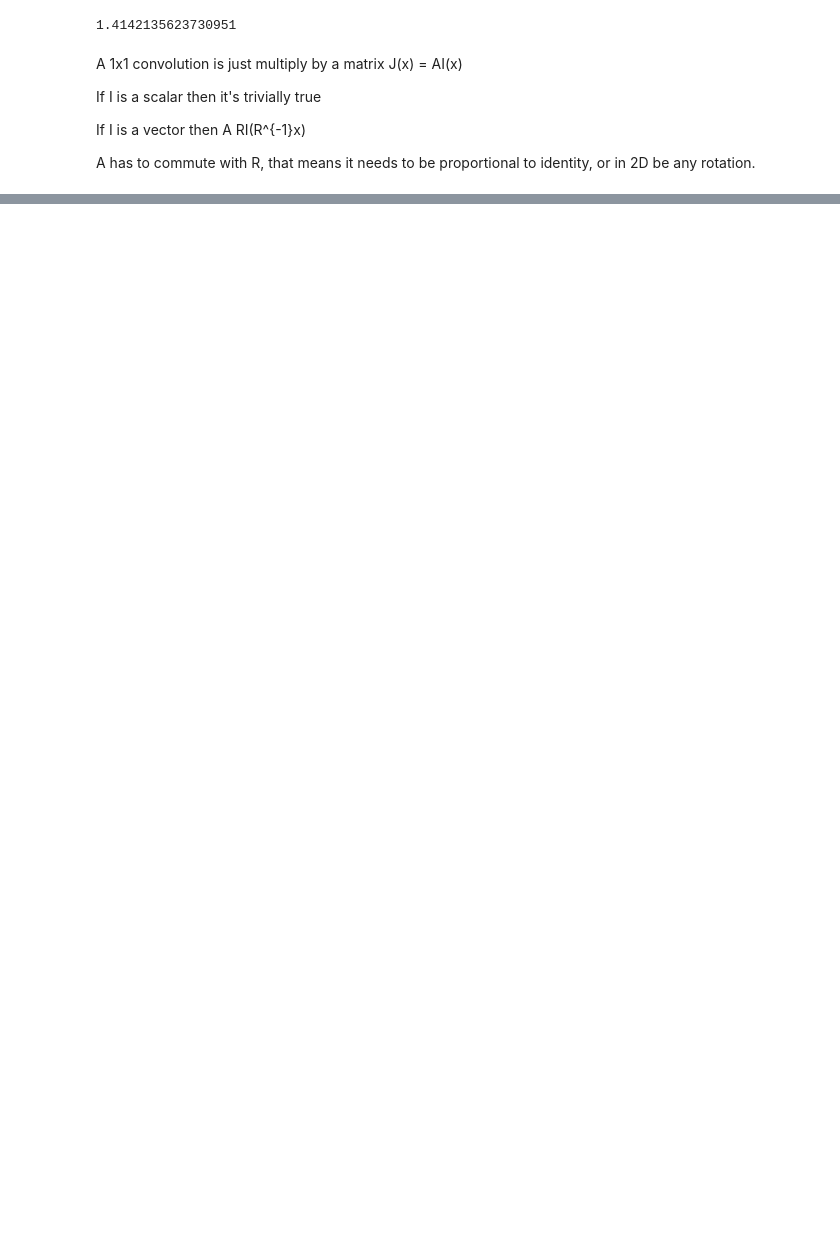
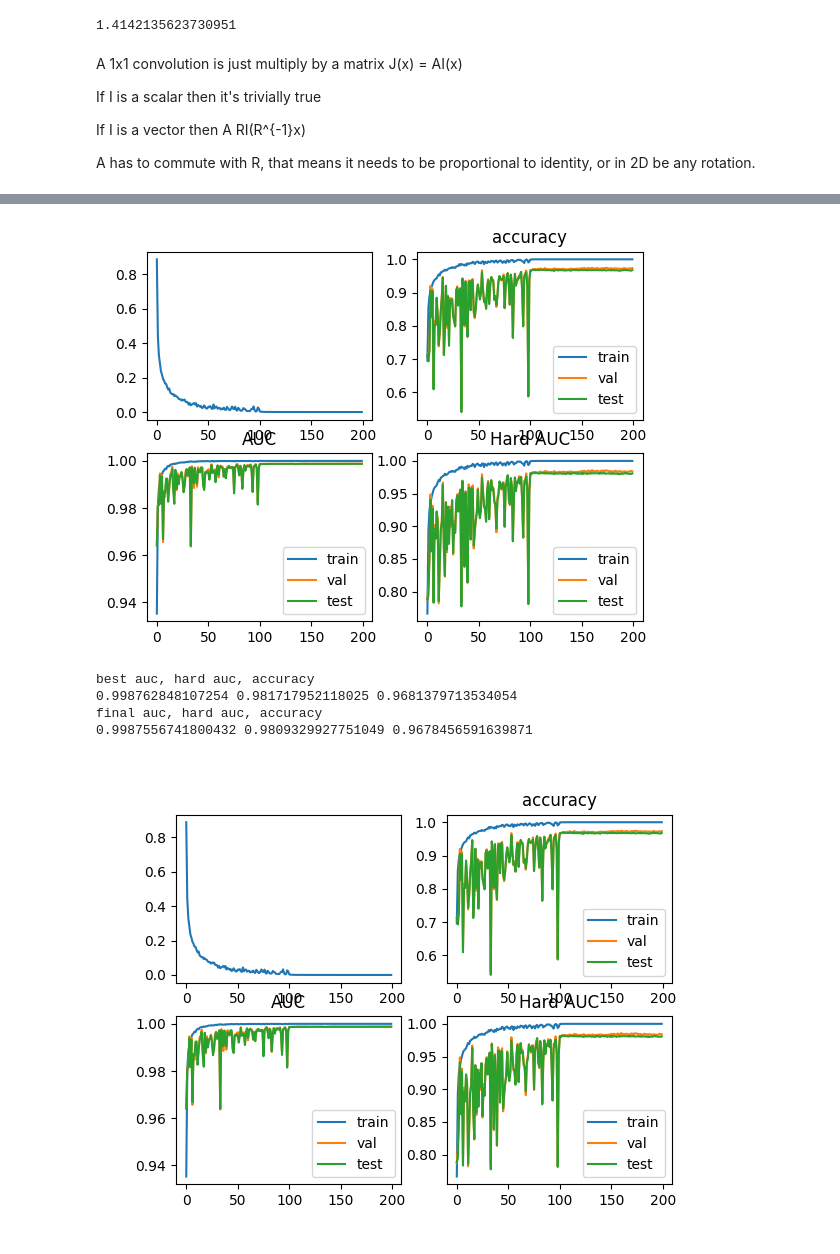
Before and after one commit to twardlab/rotnet, a Jupyter notebook: rotation_v09_use_models_file.ipynb, the cells around one changed output, grey strips where cells are left out. Drawn from its saved outputs; the diff is of its cells as text; code cells hidden in the pictures; blank space fills up the shorter version.

```diff
--- a/rotation_v09_use_models_file.ipynb
+++ b/rotation_v09_use_models_file.ipynb
@@ -699,23 +714,29 @@ torch.cuda.empty_cache()
 # %%
 # 18 layers was used in the medmnist
-# with 126 it does best, but its a bit more parameters than the resnet below
-# I could try 123
-# or let's try 32 scalars and 32 vectors
+# or let's try 32 scalars and 32 vectors (since they did 64 total), this would be 96 feature maps
 # this is way less parameters
 reload(models)
-net = models.RotNet18(n0=66,n1=n_labels)
-# 126 gives 11 million parameters, the resnet below is only 10 million, so we could do a bit less
+net = models.RotNet18(n0=96,n1=n_labels)
 print(models.count_parameters(net))
-out = train_and_eval(net,my_loader, my_loader_val, my_loader_test, device=device,)
+out = train_and_eval(net,my_loader, my_loader_val, my_loader_test, device=device, nepochs=nepochs)
 auc_val = out['auc_val']
 auc_test = out['auc_test']
 hard_auc_test = out['hard_auc_test']
 accuracy_test = out['accuracy_test']
 ind = auc_val.index(np.max(auc_val))
 print('best auc, hard auc, accuracy')
 print(auc_test[ind],hard_auc_test[ind], accuracy_test[ind])
 print('final auc, hard auc, accuracy')
 print(auc_test[-1],hard_auc_test[-1], accuracy_test[-1])
+out['n0'] = 96
+out['n_parameters'] = models.count_parameters(net)
+# %% [output]
+[figure, added]
+best auc, hard auc, accuracy
+0.998762848107254 0.981717952118025 0.9681379713534054
+final auc, hard auc, accuracy
+0.9987556741800432 0.9809329927751049 0.9678456591639871
+[figure, added]
 # %%
 out['net'] = None
 import gc
```
Also changed, not shown: parts of 47 cells of this notebook, 1 other file.
